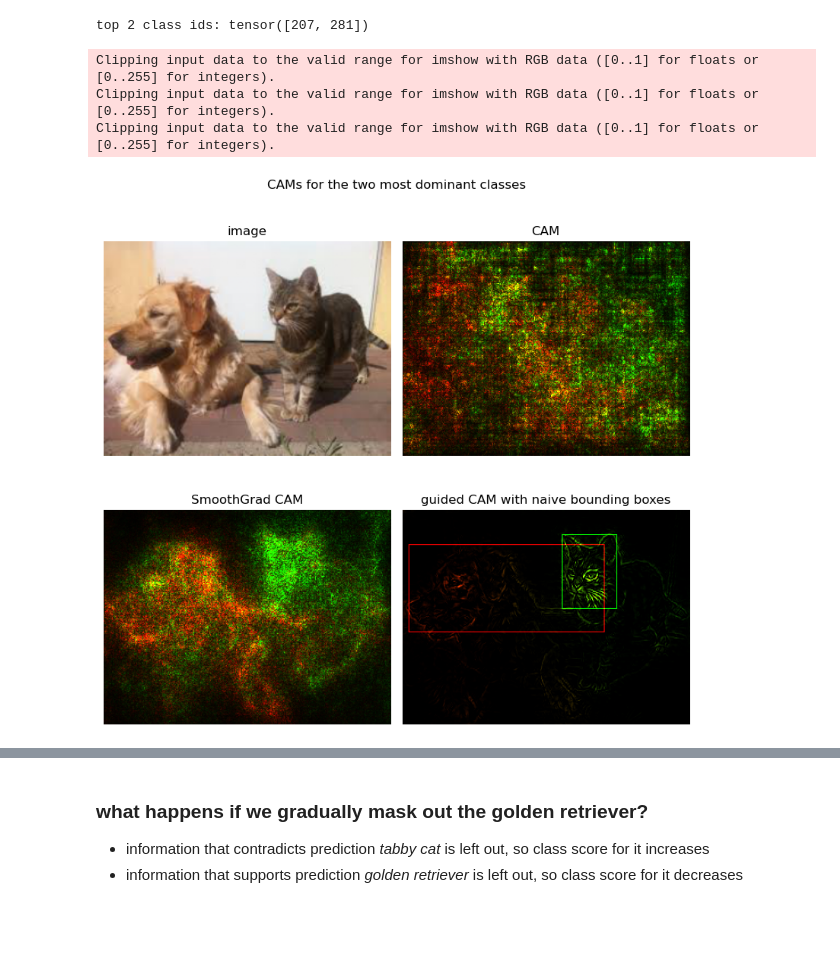
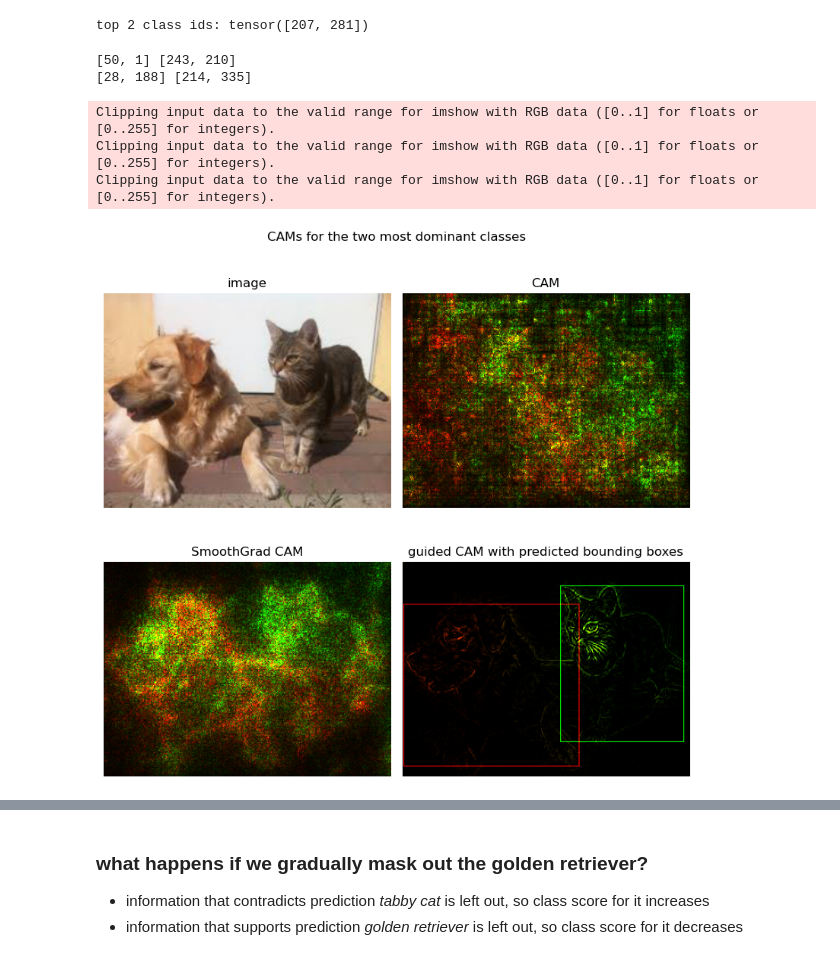
Before and after one commit to MilanKalkenings/small_machine_learning_projects, a Jupyter notebook: src/cam_smoothgrad_guided/cam_smoothgrad_guided.ipynb, the cells around one changed output, grey strips where cells are left out. Cells and saved outputs as stored; diff of their text form; code cells hidden in the pictures; blank space fills up the shorter version.

Commit message:
improved bounding boxes

```diff
--- a/src/cam_smoothgrad_guided/cam_smoothgrad_guided.ipynb
+++ b/src/cam_smoothgrad_guided/cam_smoothgrad_guided.ipynb
@@ -113,7 +113,7 @@ monitoring_path = "../../monitoring/smoothgrad"
 image_size = 256
 smoothgrad_n = 3  # up to 50 is recommended by the authors
 noise_level = 1
-thresh = 0.5
+thresh = 0.2
 mask_step = 4
 enhance_factor = 4
 # %%
@@ -174,9 +174,17 @@ for class_id in top_ids:
 cams_guided = process_cams(cams=cams_guided, enhance=enhance_factor)
 # %%
 # build naive bounding boxes from guided CAM
+# only keep max value per pixel
+# if not done, then bounding boxes either too small or too big
+# depending on thresh
+mask_max_only = torch.eq(cams_guided, torch.max(cams_guided, dim=0)[0])
+cams_guided_rel = cams_guided * mask_max_only
+
+# focus on the most confidant only
 cams_guided_threshed = mask(
-    tensor=cams_guided,
-    thresh=thresh) * cams_guided
+    tensor=cams_guided_rel,
+    thresh=thresh) * cams_guided_rel
+
 rectangles = []
 for j in range(2):
     top_left, bottom_right = non_zero_box(tensor=cams_guided_threshed[j])
@@ -191,23 +199,26 @@ rectangles = torch.cat(rectangles)
 
 cams_guided[rectangles == 1] = 0
 cams_guided = cams_guided + rectangles
+# %% [output]
+[50, 1] [243, 210]
+[28, 188] [214, 335]
 # %%
 images_subplot(
     images=[image_tensor,
             cams,
             cams_smoothgrad,
             cams_guided],
     title="CAMs for the two most dominant classes",
     subplot_titles=["image",
                     "CAM",
                     "SmoothGrad CAM",
-                    f"guided CAM with naive bounding boxes"],
+                    f"guided CAM with predicted bounding boxes"],
     save_file=monitoring_path + "/benchmark")
 # %% [output]
 Clipping input data to the valid range for imshow with RGB data ([0..1] for floats or [0..255] for integers).
 Clipping input data to the valid range for imshow with RGB data ([0..1] for floats or [0..255] for integers).
 Clipping input data to the valid range for imshow with RGB data ([0..1] for floats or [0..255] for integers).
-[figure, old version]
+[figure, new version]
 # %%
 # create growing rectangular mask, monitor class scores
 # create frames for a gif
```
Also changed, not shown: parts of 2 cells of this notebook.
